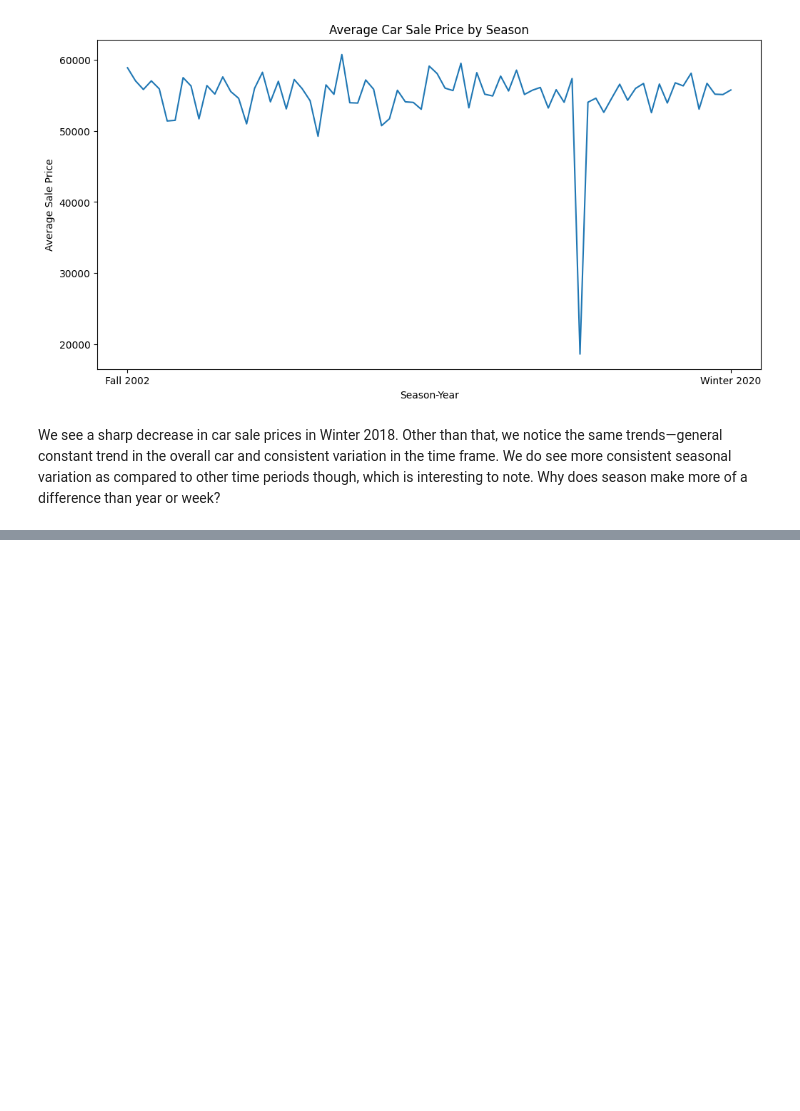
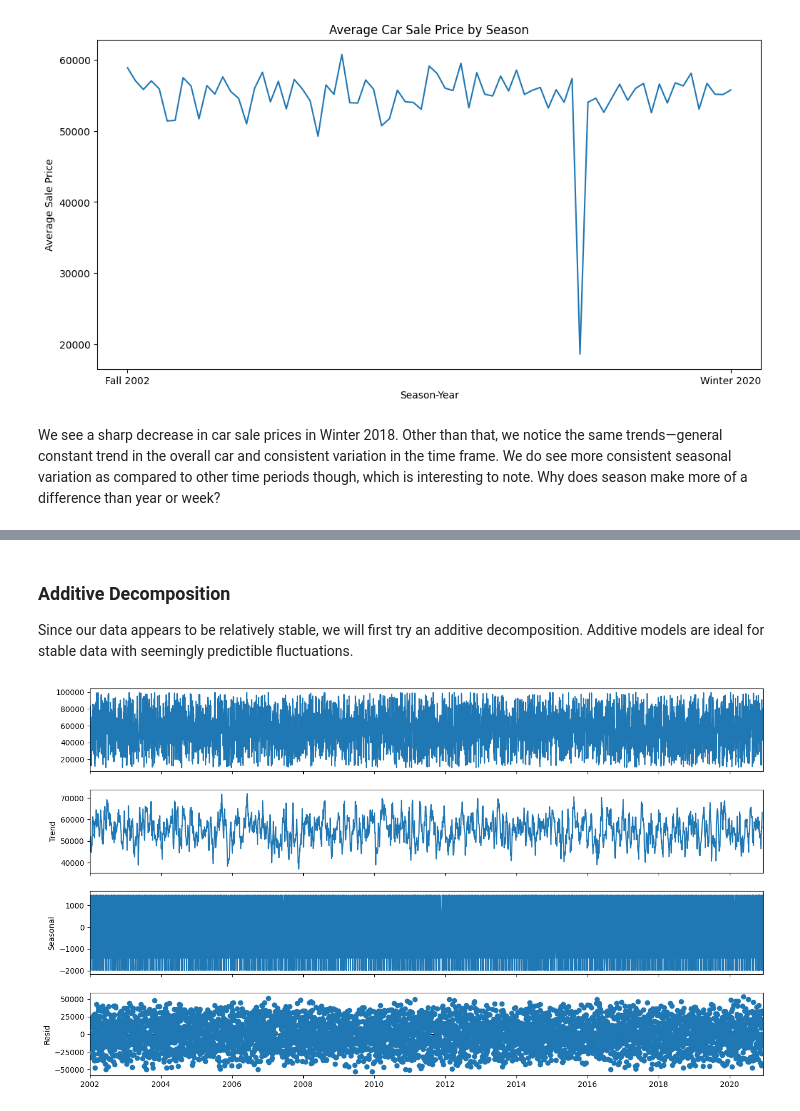
Before and after one commit to arnavakula/car-sale-tracker, a Jupyter notebook: time-series-analysis.ipynb, the cells around one changed output, grey strips where cells are left out. Cells and saved outputs as stored; diff of their text form; code cells hidden in the pictures; blank space fills up the shorter version.

Commit message:
compare additive and multiplicative decomp

```diff
--- a/time-series-analysis.ipynb
+++ b/time-series-analysis.ipynb
@@ -117,0 +121,6 @@ We see a sharp decrease in car sale prices in Winter 2018. Other than that, we n
+# %%
+ts_data = df[['Purchase Date', 'Sale Price']]
+ts_data = pd.DataFrame(ts_data.groupby('Purchase Date').mean())
+# ts_data = ts_data.drop(['Purchase Date'], axis=1)
+ts_data = ts_data.sort_index()
+ts_data.head()
@@ -117,0 +135,8 @@ We see a sharp decrease in car sale prices in Winter 2018. Other than that, we n
+# %% [markdown]
+### Additive Decomposition
+Since our data appears to be relatively stable, we will first try an additive decomposition. Additive models are ideal for stable data with seemingly predictible fluctuations.
+# %%
+additive_decomp = seasonal_decompose(ts_data, model='additive', period=12)
+additive_decomp.plot().set_size_inches((15, 8))
+# %% [output]
+[figure, added]
```
Also changed, not shown: parts of 7 cells of this notebook, 1 other file.
